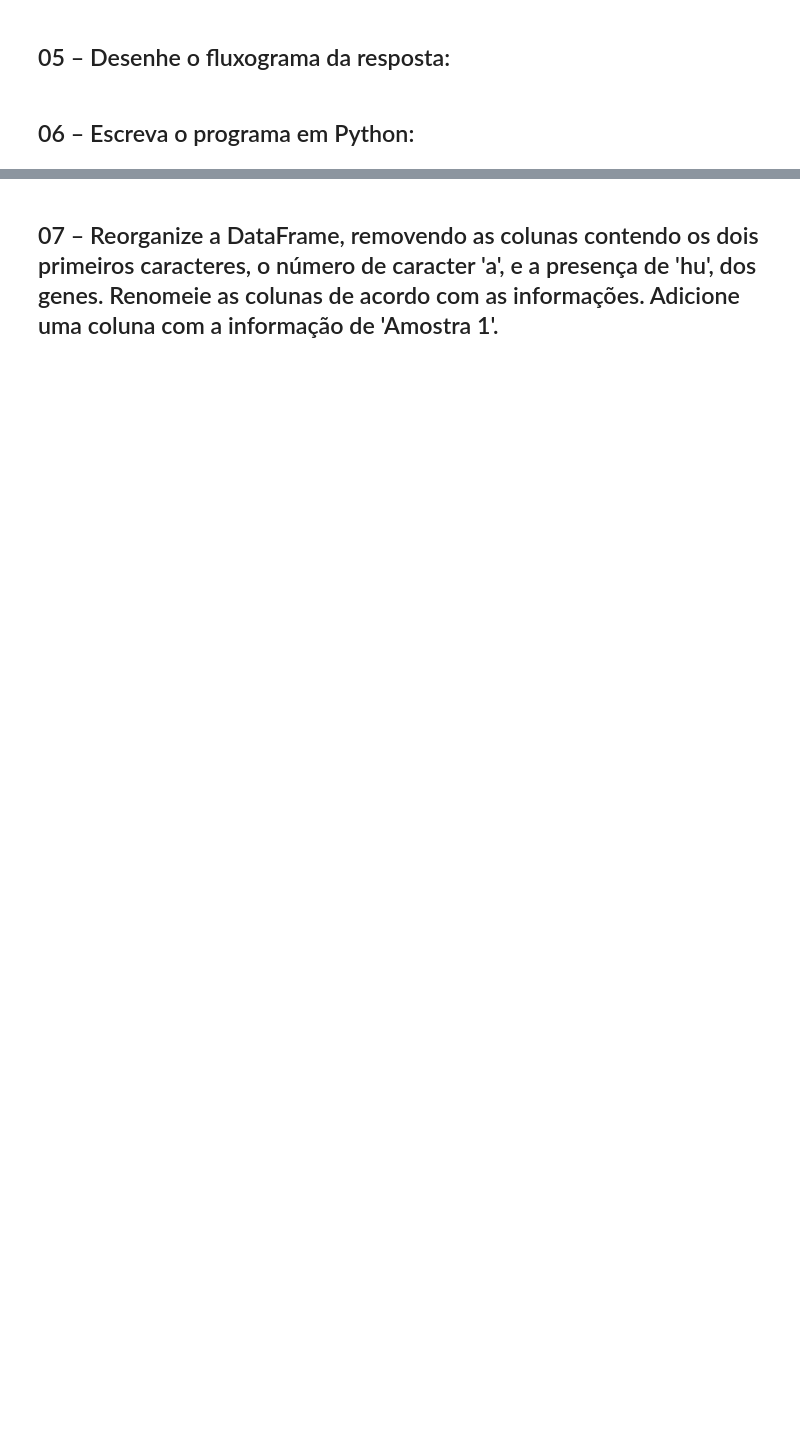
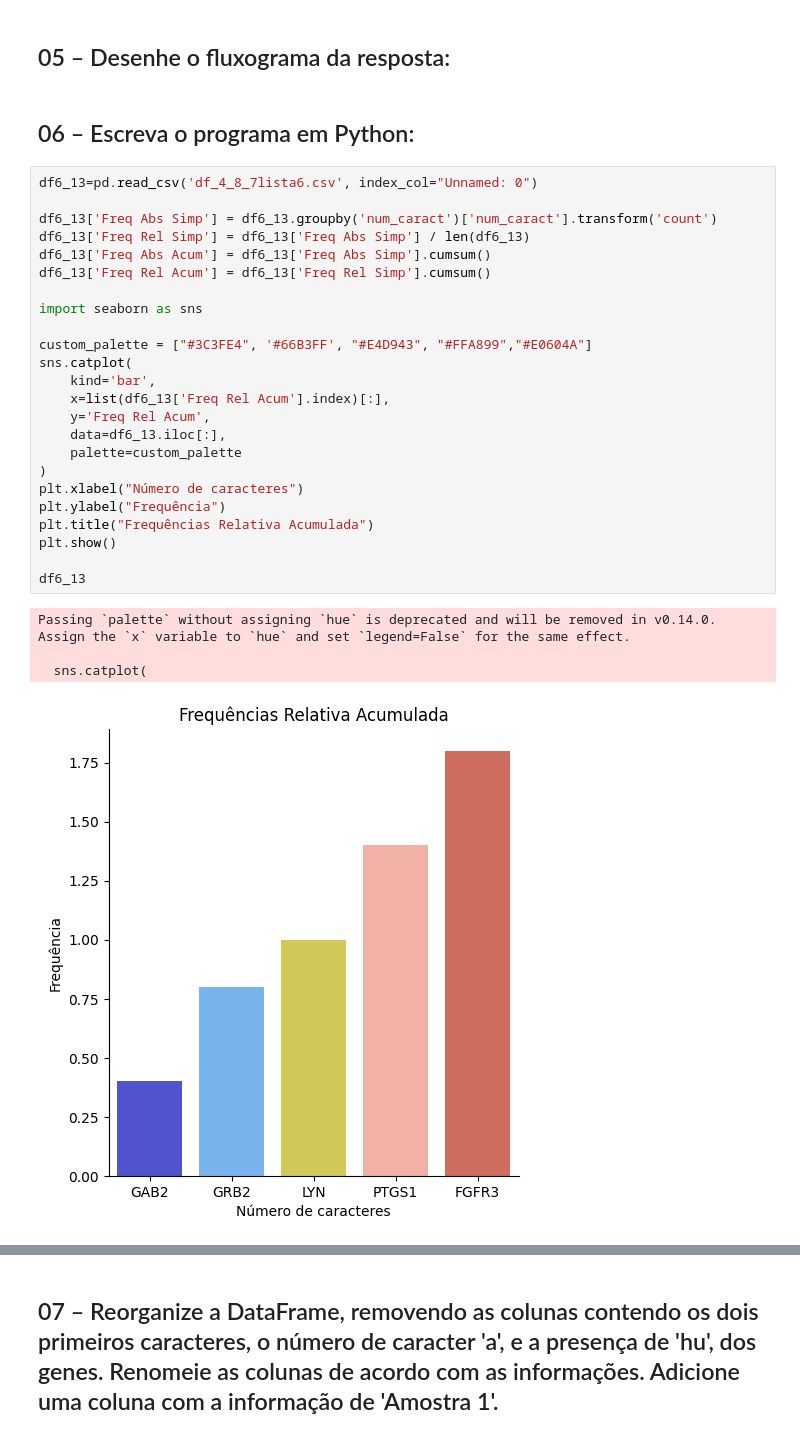
Before and after one commit to biancankusma/python_basico, a Jupyter notebook: 13-Variáveis_Qualitativas_2026-03-30.ipynb, the cells around one changed output, grey strips where cells are left out. Cells and saved outputs as stored; diff of their text form; blank space fills up the shorter version.

```diff
--- a/13-Variáveis_Qualitativas_2026-03-30.ipynb
+++ b/13-Variáveis_Qualitativas_2026-03-30.ipynb
@@ -28,3 +68,32 @@ R.:
 ## 05 – Desenhe o fluxograma da resposta:
 # %% [markdown]
 ## 06 – Escreva o programa em Python:
+# %%
+df6_13=pd.read_csv('df_4_8_7lista6.csv', index_col="Unnamed: 0")
+
+df6_13['Freq Abs Simp'] = df6_13.groupby('num_caract')['num_caract'].transform('count')
+df6_13['Freq Rel Simp'] = df6_13['Freq Abs Simp'] / len(df6_13)
+df6_13['Freq Abs Acum'] = df6_13['Freq Abs Simp'].cumsum()
+df6_13['Freq Rel Acum'] = df6_13['Freq Rel Simp'].cumsum()
+
+import seaborn as sns
+
+custom_palette = ["#3C3FE4", '#66B3FF', "#E4D943", "#FFA899","#E0604A"]
+sns.catplot(
+    kind='bar',
+    x=list(df6_13['Freq Rel Acum'].index)[:],
+    y='Freq Rel Acum',
+    data=df6_13.iloc[:],
+    palette=custom_palette
+)
+plt.xlabel("Número de caracteres")
+plt.ylabel("Frequência")
+plt.title("Frequências Relativa Acumulada")
+plt.show()
+
+df6_13
+# %% [output]
+Passing `palette` without assigning `hue` is deprecated and will be removed in v0.14.0. Assign the `x` variable to `hue` and set `legend=False` for the same effect.
+
+  sns.catplot(
+[figure, added]
```
Also changed, not shown: parts of 8 cells of this notebook.
